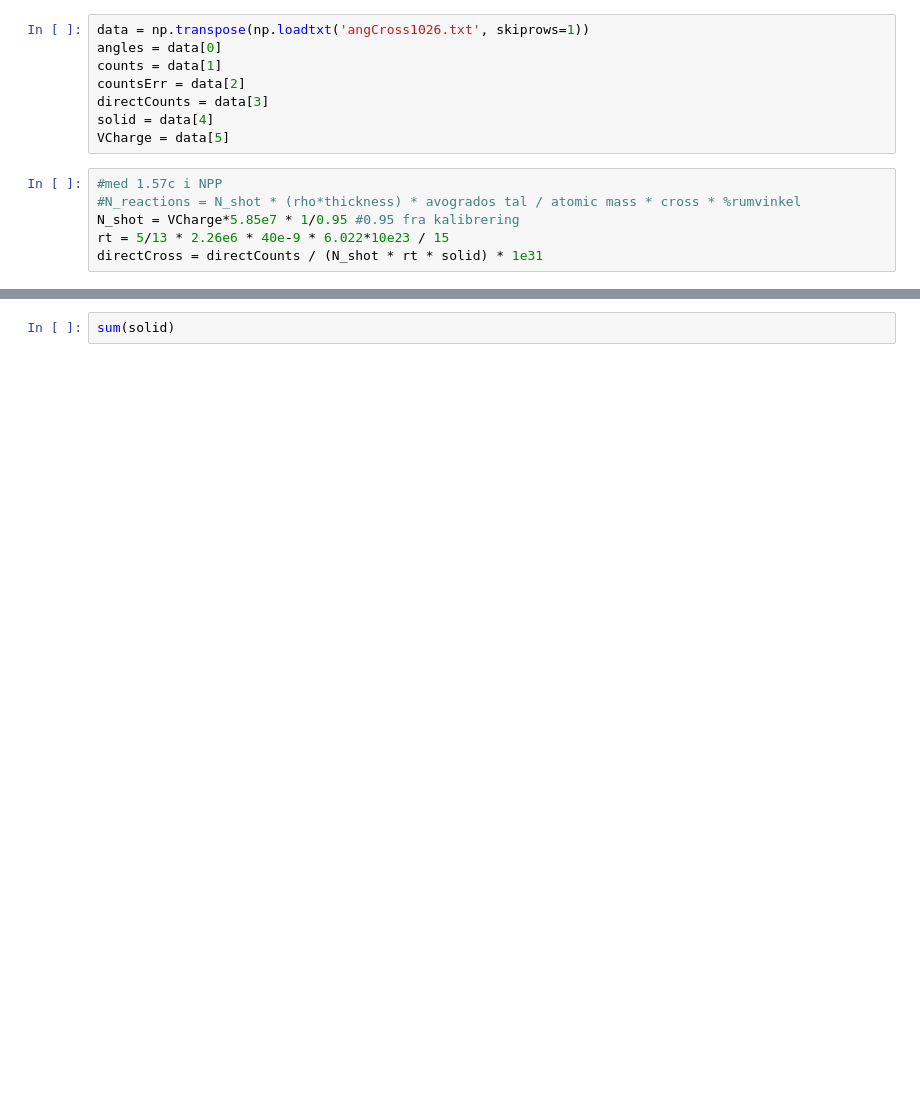
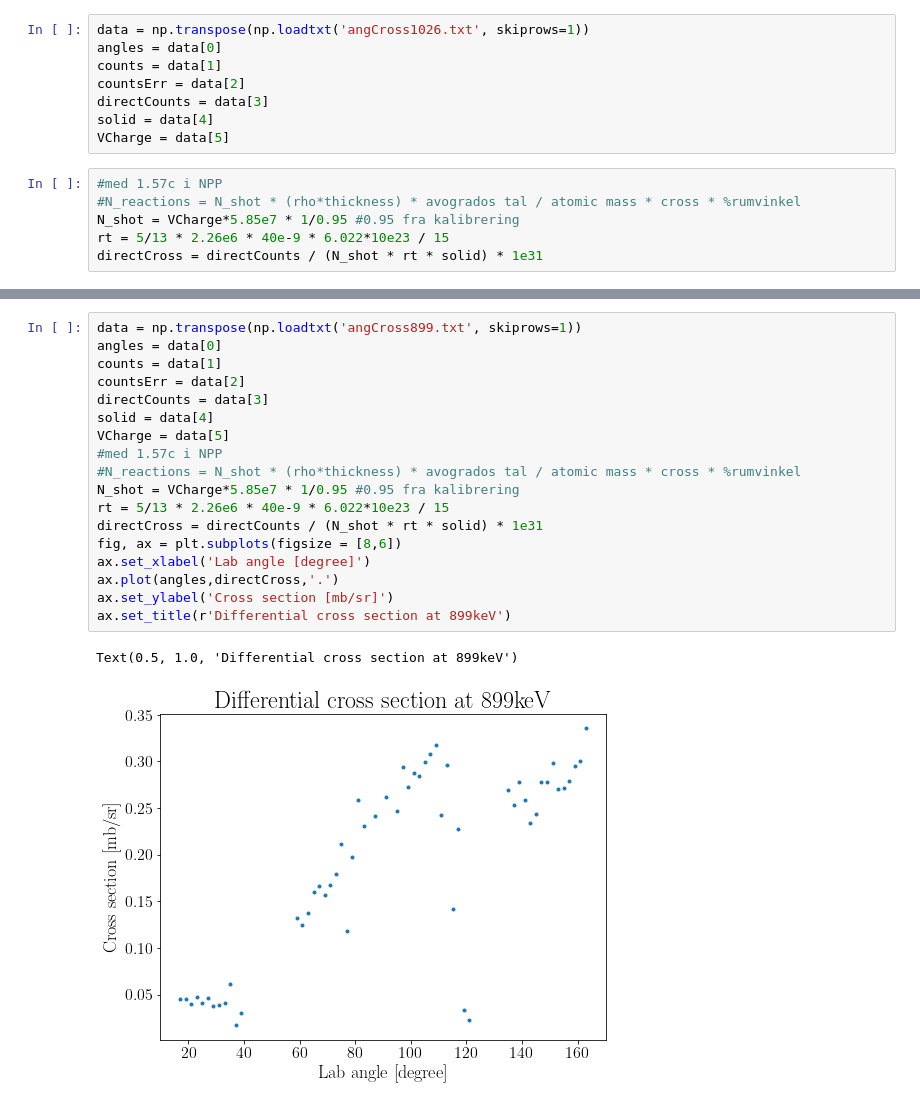
Before and after one commit to JeppeSchultzNielsen/N15-analyse, a Jupyter notebook: Alpha0CrossFitter.ipynb, the cells around one changed output, grey strips where cells are left out. Cells and saved outputs as stored; diff of their text form; blank space fills up the shorter version.

```diff
--- a/Alpha0CrossFitter.ipynb
+++ b/Alpha0CrossFitter.ipynb
@@ -172,3 +137,22 @@ Text(0.5, 1.0, 'Angular cross section at 1206 keV')
 # %%
-sum(solid)
+data = np.transpose(np.loadtxt('angCross899.txt', skiprows=1))
+angles = data[0]
+counts = data[1]
+countsErr = data[2]
+directCounts = data[3]
+solid = data[4]
+VCharge = data[5]
+#med 1.57c i NPP
+#N_reactions = N_shot * (rho*thickness) * avogrados tal / atomic mass * cross * %rumvinkel
+N_shot = VCharge*5.85e7 * 1/0.95 #0.95 fra kalibrering
+rt = 5/13 * 2.26e6 * 40e-9 * 6.022*10e23 / 15
+directCross = directCounts / (N_shot * rt * solid) * 1e31
+fig, ax = plt.subplots(figsize = [8,6])
+ax.set_xlabel('Lab angle [degree]')
+ax.plot(angles,directCross,'.')
+ax.set_ylabel('Cross section [mb/sr]')
+ax.set_title(r'Differential cross section at 899keV')
+# %% [output]
+Text(0.5, 1.0, 'Differential cross section at 899keV')
+[figure, added]
 # %%
```
Also changed, not shown: parts of 13 cells of this notebook, 32 other files.
